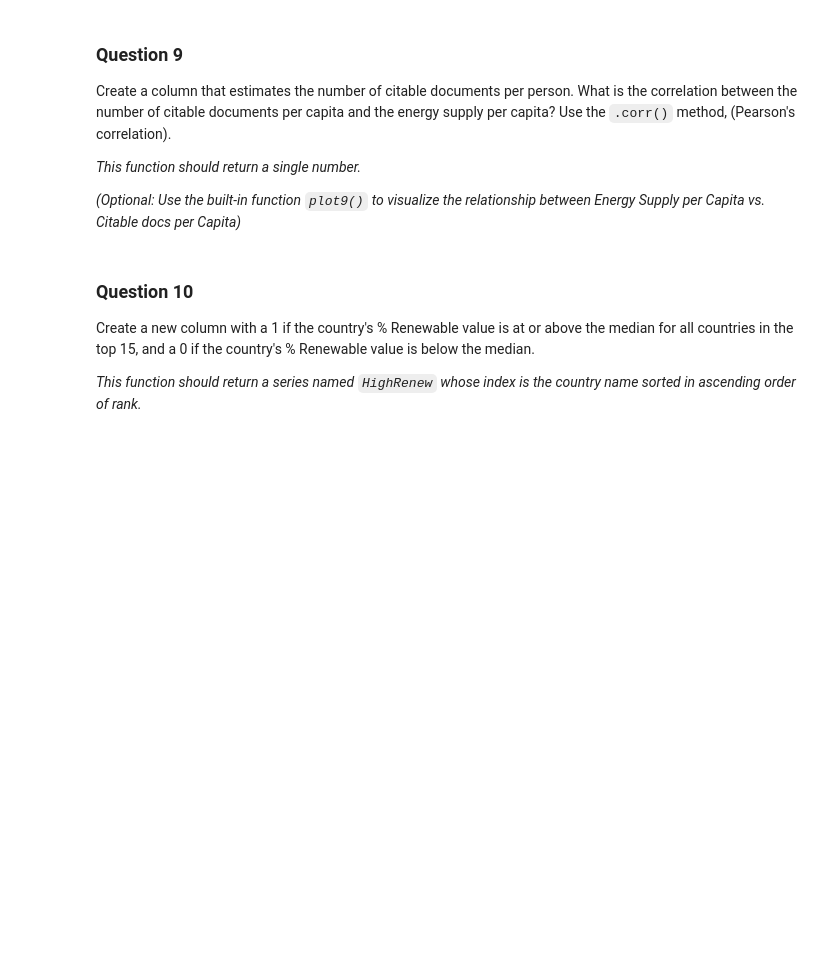
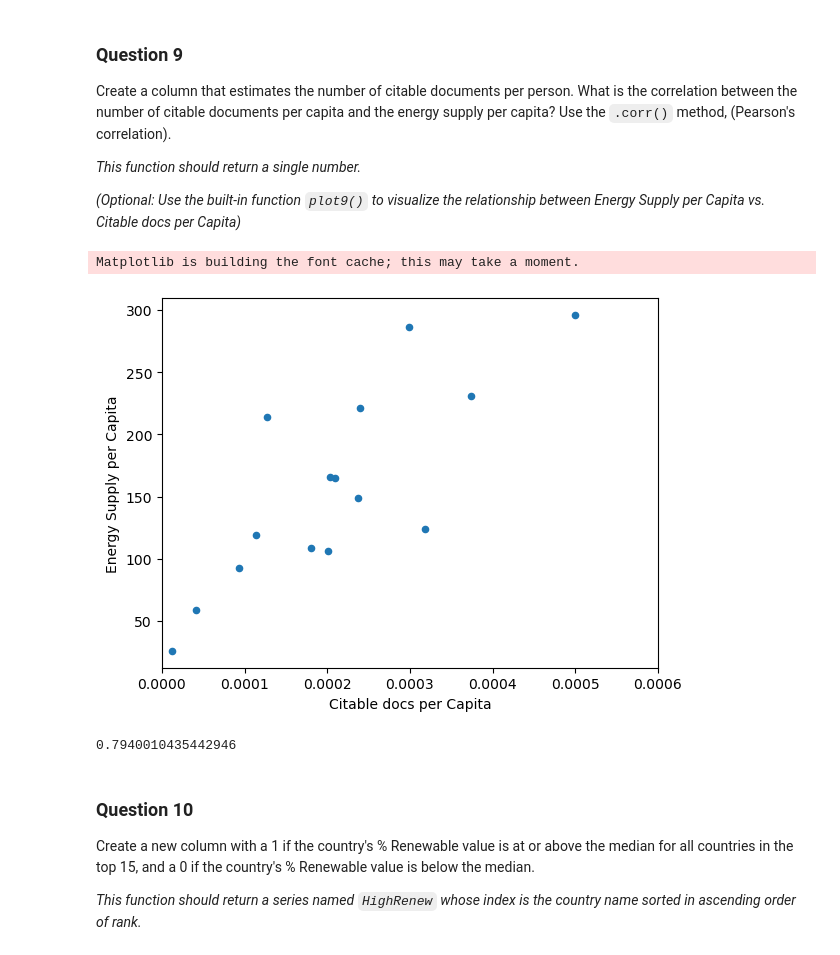
Before and after one commit to sumonju/Python-Course-from-Coursera, a Jupyter notebook: Assignments/Assignment 3/assignment3.ipynb, the cells around one changed output. Cells and saved outputs as stored; diff of their text form; code cells hidden in the pictures; blank space fills up the shorter version.

Commit message:
Completed week 3 assignment

```diff
--- a/Assignments/Assignment 3/assignment3.ipynb
+++ b/Assignments/Assignment 3/assignment3.ipynb
@@ -53,0 +107,6 @@ def answer_one():
+# %%
+GDP = pd.read_csv(r'C:\Users\HP\Python Course from Coursera\Assignments\Assignment 3\Assets\world_bank.csv', skiprows = 4)
+GDP['Country Name'] = GDP['Country Name'].replace({'Korea, Rep.': 'South Korea',
+                                                   'Iran, Islamic Rep.': 'Iran',
+                                                   'Hong Kong SAR, China' : 'Hong Kong'})
+GDP.head()
@@ -53,0 +123,3 @@ def answer_one():
+# %%
+Scimenergy = pd.read_excel(r'C:\Users\HP\Python Course from Coursera\Assignments\Assignment 3\Assets\scimagojr-3.xlsx')
+Scimenergy.head()
@@ -53,0 +135,8 @@ def answer_one():
+# %%
+merge_one = pd.merge(Scimenergy, Energy_df, how = "inner", left_on= "Country", right_on = "Country")
+merge_one = merge_one[merge_one["Rank"] <= 15]
+GDP.rename(columns = {"Country Name":"Country"}, inplace=True)
+GDP = GDP.loc[:,['2006', '2007', '2008', '2009', '2010', '2011', '2012', '2013', '2014', '2015',"Country"]]
+merge_two = pd.merge(merge_one, GDP, how = "inner", left_on="Country",right_on="Country").set_index("Country")
+
+merge_one
@@ -54,3 +163,27 @@ def answer_one():
+# %%
+def answer_one():
+    # YOUR CODE HERE
+    # raise NotImplementedError()
+    Energy_df = pd.read_excel(r'C:\Users\HP\Python Course from Coursera\Assignments\Assignment 3\Assets\Energy Indicators.xls', na_values= ["..."], header = None, skiprows = 18, skipfooter = 38, usecols = [2,3,4,5], names = ['Country', 'Energy Supply', 'Energy Supply per Capita', '% Renewable'])
+    Energy_df['Energy Supply'] = Energy_df['Energy Supply'].apply(lambda x: x*1000000)
+    Energy_df['Country'] = Energy_df['Country'].str.replace(r" \(.*\)","")
+    Energy_df['Country'] = Energy_df['Country'].str.replace(r"\d*","")
+    Energy_df['Country'] = Energy_df['Country'].replace({'Republic of Korea' : 'South Korea',
+                                               'United States of America' : 'United States',
+                                               'United Kingdom of Great Britain and Northern Ireland':'United Kingdom',
+                                               'China, Hong Kong Special Administrative Region':'Hong Kong'})
+    GDP = pd.read_csv(r'C:\Users\HP\Python Course from Coursera\Assignments\Assignment 3\Assets\world_bank.csv', skiprows = 4)
+    GDP['Country Name'] = GDP['Country Name'].replace({'Korea, Rep.': 'South Korea',
+                                                   'Iran, Islamic Rep.': 'Iran',
+                                                   'Hong Kong SAR, China' : 'Hong Kong'})
+    Scimenergy = pd.read_excel(r'C:\Users\HP\Python Course from Coursera\Assignments\Assignment 3\Assets\scimagojr-3.xlsx')
+
+    merge_one = pd.merge(Scimenergy, Energy_df, how = "inner", left_on= "Country", right_on = "Country")
+    merge_one = merge_one[merge_one["Rank"] <= 15]
+    GDP.rename(columns = {"Country Name":"Country"}, inplace=True)
+    GDP = GDP.loc[:,['2006', '2007', '2008', '2009', '2010', '2011', '2012', '2013', '2014', '2015',"Country"]]
+    merge_two = pd.merge(merge_one, GDP, how = "inner", left_on="Country",right_on="Country").set_index("Country")
+    return merge_two
 # %%
 assert type(answer_one()) == pd.DataFrame, "Q1: You should return a DataFrame!"
 
@@ -171,8 +453,17 @@ def plot9():
     Top15['PopEst'] = Top15['Energy Supply'] / Top15['Energy Supply per Capita']
     Top15['Citable docs per Capita'] = Top15['Citable documents'] / Top15['PopEst']
     Top15.plot(x='Citable docs per Capita', y='Energy Supply per Capita', kind='scatter', xlim=[0, 0.0006])
+# %%
+plot9()
+# %% [output]
+Matplotlib is building the font cache; this may take a moment.
+[figure, added]
 # %%
 assert answer_nine() >= -1. and answer_nine() <= 1., "Q9: A valid correlation should between -1 to 1!"
+# %%
+answer_nine()
+# %% [output]
+0.7940010435442946
 # %% [markdown]
 ### Question 10
 Create a new column with a 1 if the country's % Renewable value is at or above the median for all countries in the top 15, and a 0 if the country's % Renewable value is below the median.
```
Also changed, not shown: parts of 54 cells of this notebook.
